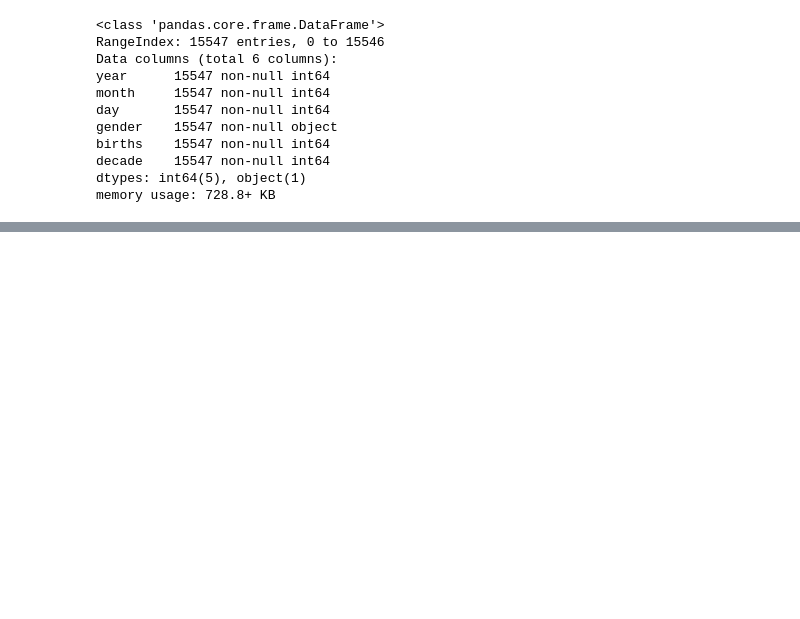
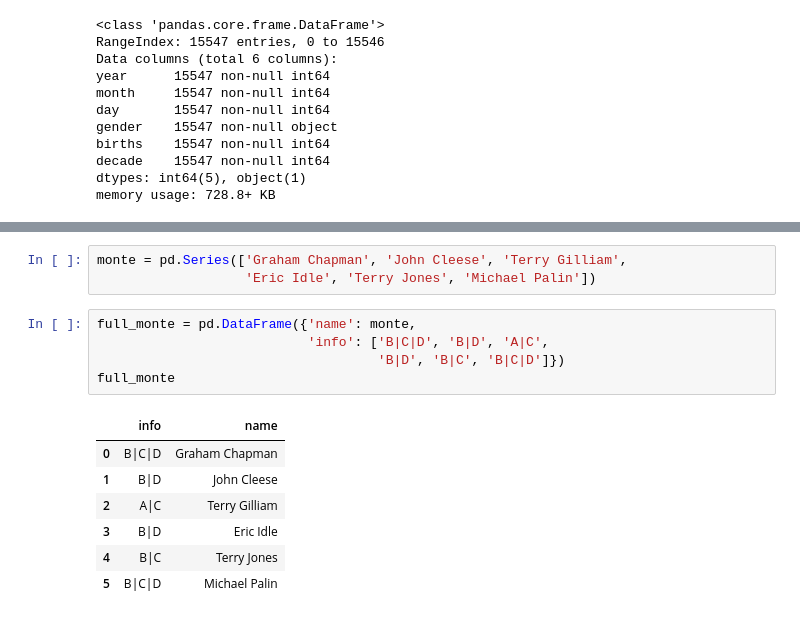
Before and after one commit to PeinWu/data-science-ipython-notebook, a Jupyter notebook: Pandas.ipynb, the cells around one changed output, grey strips where cells are left out. Saved outputs shown, nothing was run; the diff lists cells and outputs as text; blank space fills up the shorter version.

```diff
--- a/Pandas.ipynb
+++ b/Pandas.ipynb
@@ -1955,0 +2070,16 @@ AttributeError: 'function' object has no attribute 'sum'
+# %%
+monte = pd.Series(['Graham Chapman', 'John Cleese', 'Terry Gilliam',
+                   'Eric Idle', 'Terry Jones', 'Michael Palin'])
+# %%
+full_monte = pd.DataFrame({'name': monte,
+                           'info': ['B|C|D', 'B|D', 'A|C',
+                                    'B|D', 'B|C', 'B|C|D']})
+full_monte
+# %% [output]
+|  | info | name |
+| 0 | B|C|D | Graham Chapman |
+| 1 | B|D | John Cleese |
+| 2 | A|C | Terry Gilliam |
+| 3 | B|D | Eric Idle |
+| 4 | B|C | Terry Jones |
+| 5 | B|C|D | Michael Palin |
```
Also changed, not shown: parts of 25 cells of this notebook, 2 other files.
